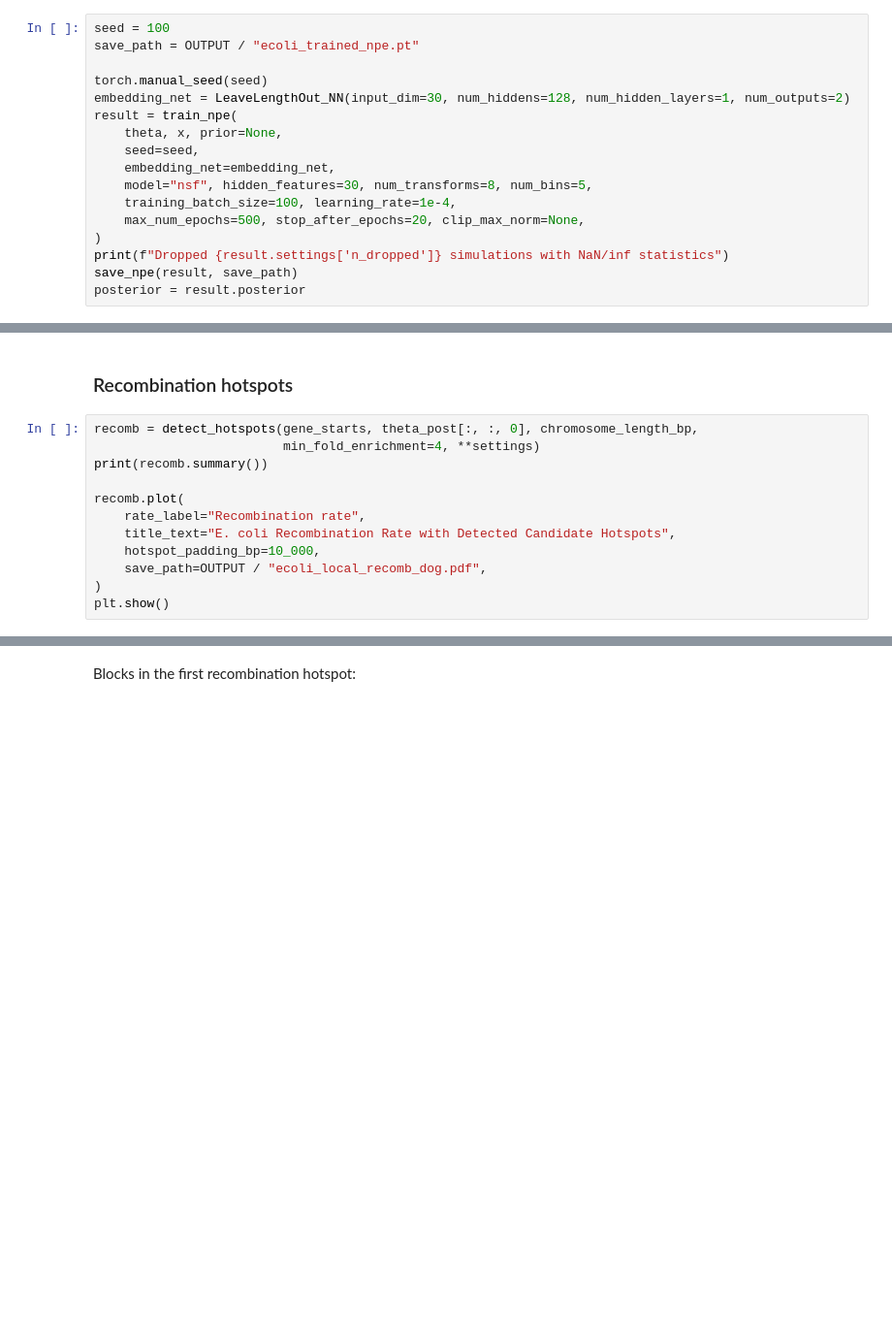
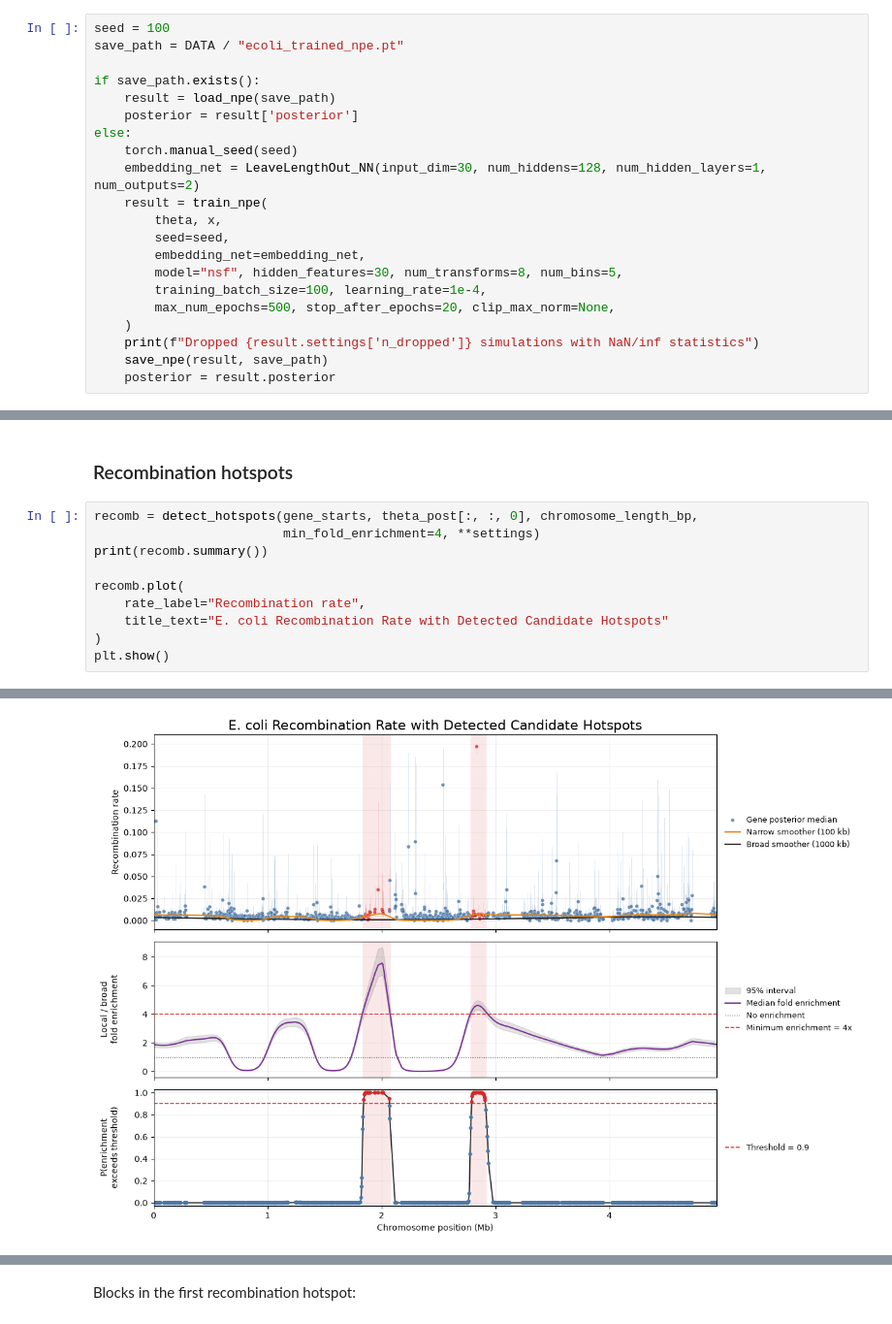
Before and after one commit to haochu-liu/bacnpe, a Jupyter notebook: examples/03_ecoli_npe_hotspots.ipynb, the cells around one changed output, grey strips where cells are left out. Shown at 97% size. Drawn from its saved outputs; the diff is of its cells as text; blank space fills up the shorter version.

Commit message:
ecoli and new data

```diff
--- a/examples/03_ecoli_npe_hotspots.ipynb
+++ b/examples/03_ecoli_npe_hotspots.ipynb
@@ -81,21 +104,25 @@ The configuration selected in the paper (Table S3):
 Simulations with NaN statistics are dropped before training.
 # %%
 seed = 100
-save_path = OUTPUT / "ecoli_trained_npe.pt"
+save_path = DATA / "ecoli_trained_npe.pt"
 
-torch.manual_seed(seed)
-embedding_net = LeaveLengthOut_NN(input_dim=30, num_hiddens=128, num_hidden_layers=1, num_outputs=2)
-result = train_npe(
-    theta, x, prior=None,
-    seed=seed,
-    embedding_net=embedding_net,
-    model="nsf", hidden_features=30, num_transforms=8, num_bins=5,
-    training_batch_size=100, learning_rate=1e-4,
-    max_num_epochs=500, stop_after_epochs=20, clip_max_norm=None,
-)
-print(f"Dropped {result.settings['n_dropped']} simulations with NaN/inf statistics")
-save_npe(result, save_path)
-posterior = result.posterior
+if save_path.exists():
+    result = load_npe(save_path)
+    posterior = result['posterior']
+else:
+    torch.manual_seed(seed)
+    embedding_net = LeaveLengthOut_NN(input_dim=30, num_hiddens=128, num_hidden_layers=1, num_outputs=2)
+    result = train_npe(
+        theta, x,
+        seed=seed,
+        embedding_net=embedding_net,
+        model="nsf", hidden_features=30, num_transforms=8, num_bins=5,
+        training_batch_size=100, learning_rate=1e-4,
+        max_num_epochs=500, stop_after_epochs=20, clip_max_norm=None,
+    )
+    print(f"Dropped {result.settings['n_dropped']} simulations with NaN/inf statistics")
+    save_npe(result, save_path)
+    posterior = result.posterior
 # %% [markdown]
 ### Training and validation loss
 
@@ -162,8 +193,7 @@ print(recomb.summary())
 
 recomb.plot(
     rate_label="Recombination rate",
-    title_text="E. coli Recombination Rate with Detected Candidate Hotspots",
-    hotspot_padding_bp=10_000,
-    save_path=OUTPUT / "ecoli_local_recomb_dog.pdf",
+    title_text="E. coli Recombination Rate with Detected Candidate Hotspots"
 )
 plt.show()
+# %% [output]
@@ -170,3 +203,4 @@ plt.show()
+[figure, added]
 # %%
 recomb_hotspots = recomb.to_dataframe()
 recomb_hotspots
```
Also changed, not shown: parts of 13 cells of this notebook, 11 other files.
